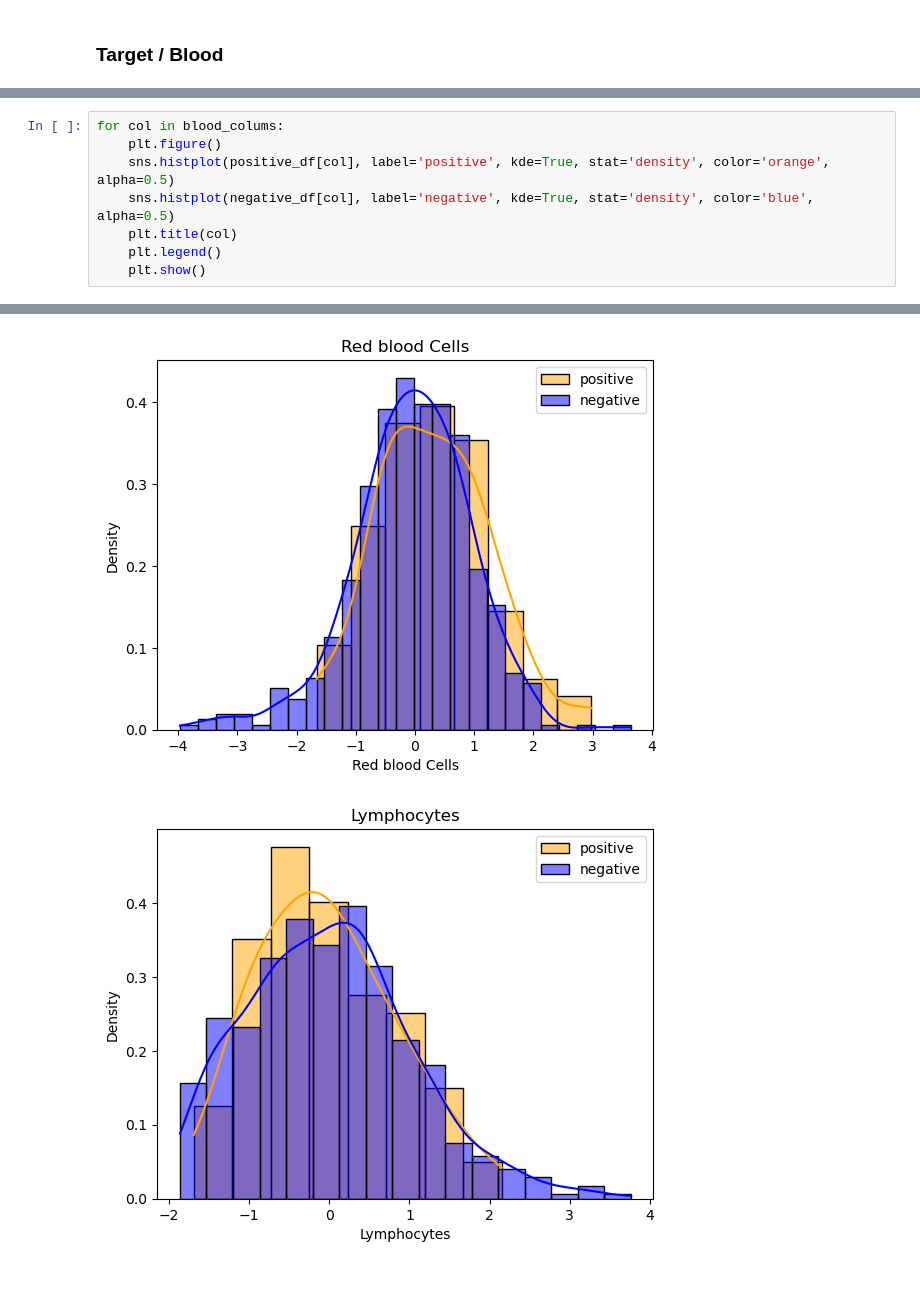
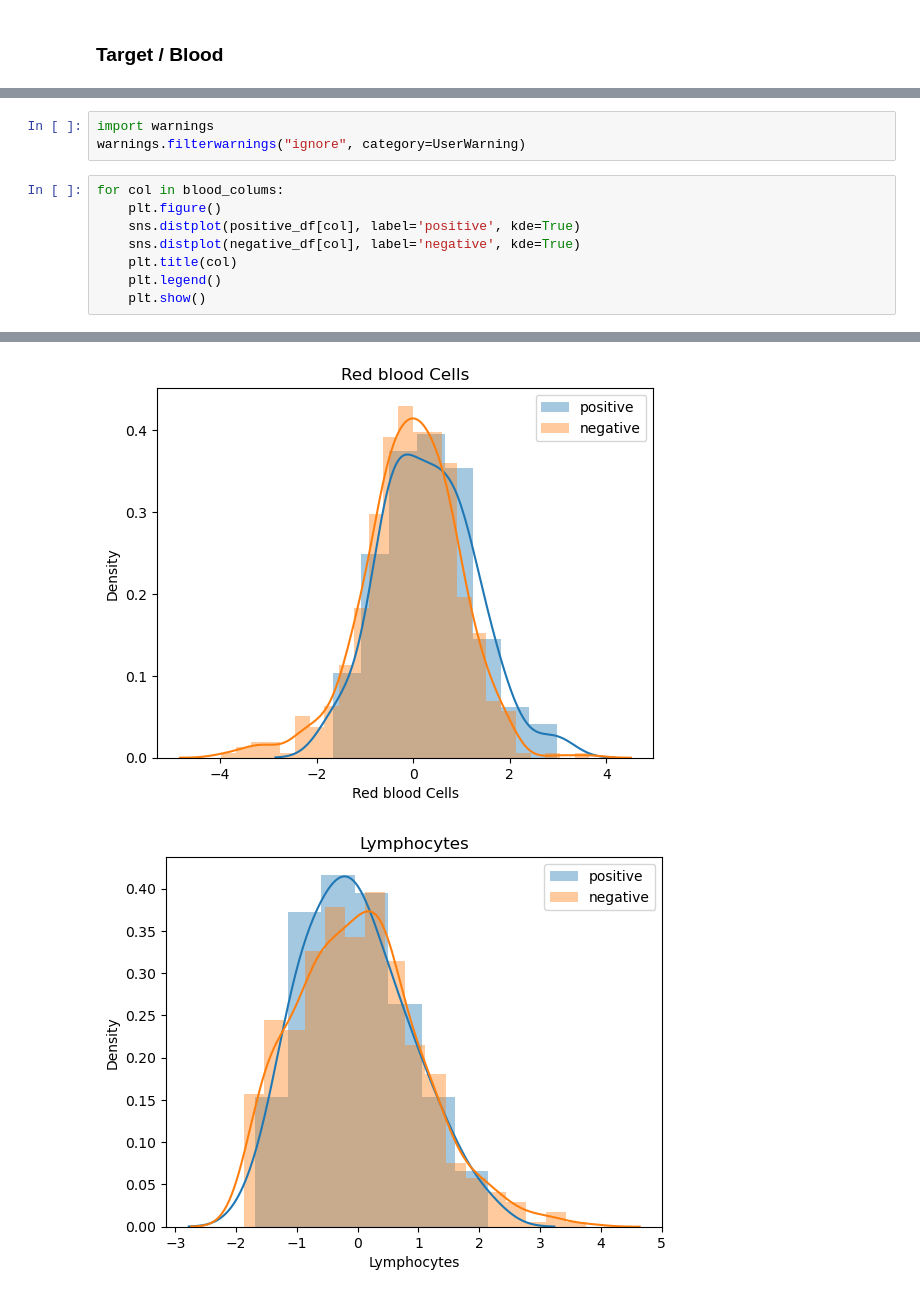
Before and after one commit to lorida0777/Diagnosis_of_COVID_19, a Jupyter notebook: EDA.ipynb, the cells around one changed output, grey strips where cells are left out. Cells and saved outputs as stored; diff of their text form.

```diff
--- a/EDA.ipynb
+++ b/EDA.ipynb
@@ -359,8 +374,11 @@ for col in blood_colums:
+# %%
+import warnings
+warnings.filterwarnings("ignore", category=UserWarning)
 # %%
 for col in blood_colums:
     plt.figure()
-    sns.histplot(positive_df[col], label='positive', kde=True, stat='density', color='orange', alpha=0.5)
-    sns.histplot(negative_df[col], label='negative', kde=True, stat='density', color='blue', alpha=0.5)
+    sns.distplot(positive_df[col], label='positive', kde=True)
+    sns.distplot(negative_df[col], label='negative', kde=True)
     plt.title(col)
     plt.legend()
     plt.show()
@@ -372,2 +390,2 @@ for col in blood_colums:
-[figure, old version]
+[figure, new version]
-[figure, old version]
+[figure, new version]
```
Also changed, not shown: parts of 2 cells of this notebook.
